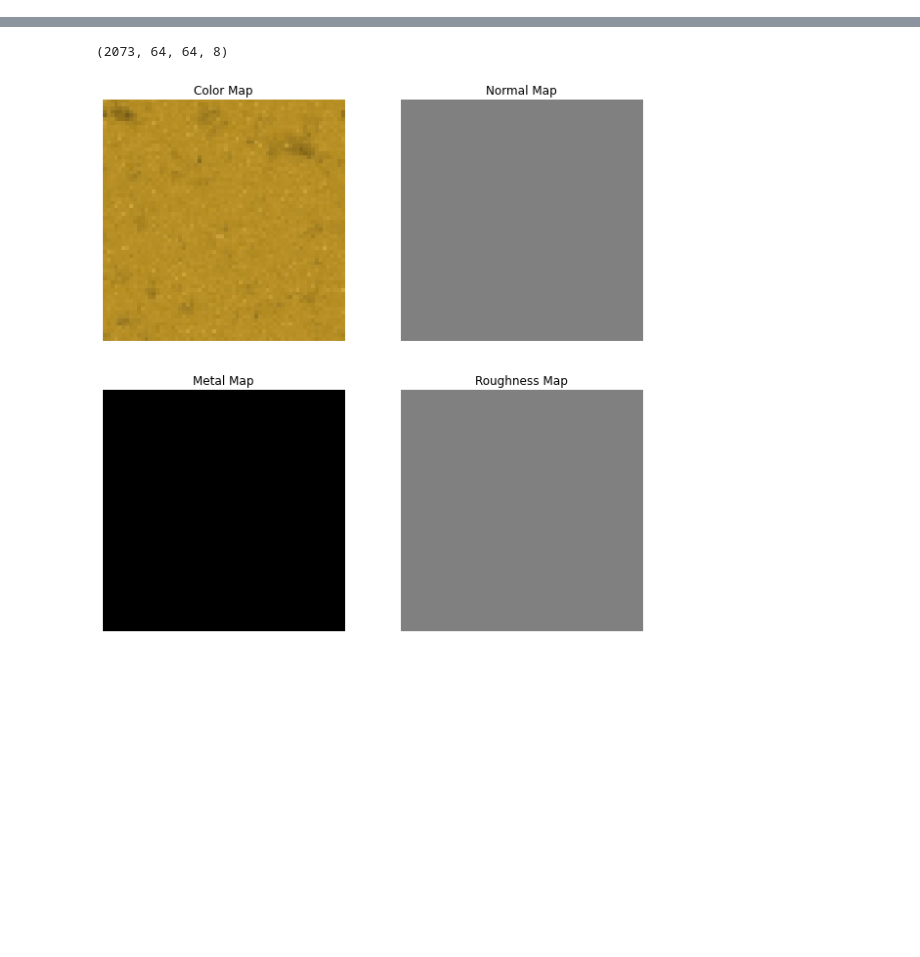
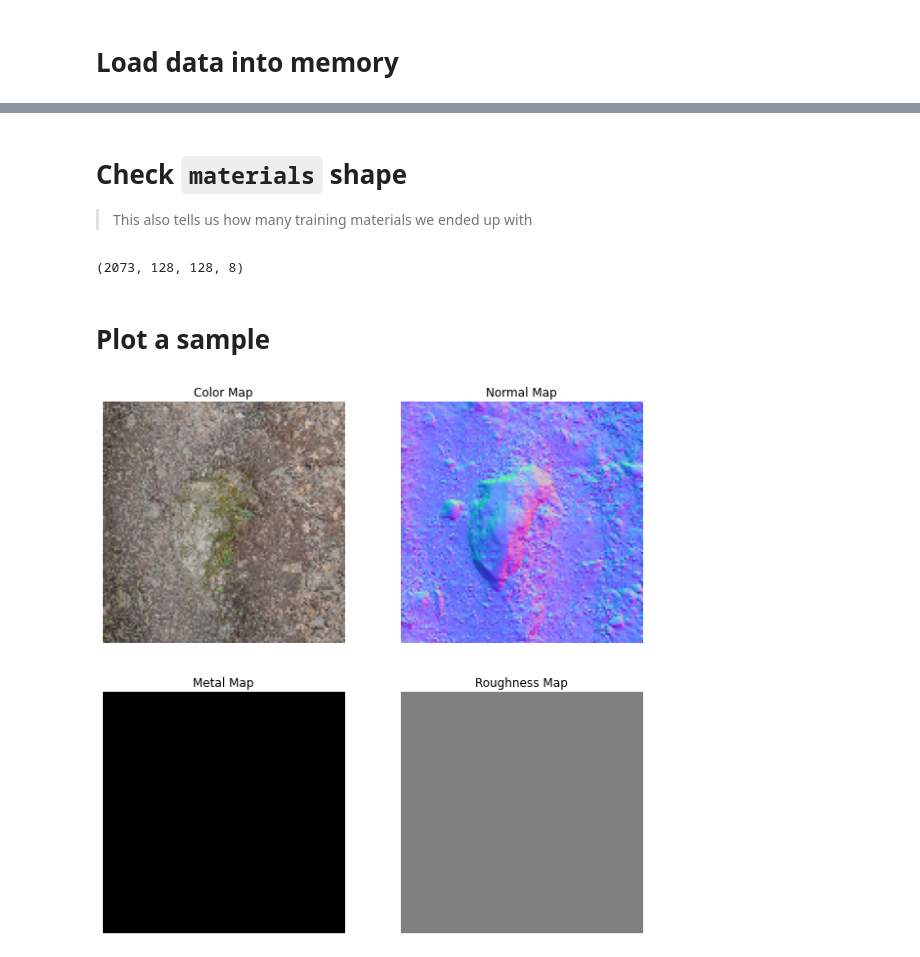
Before and after one commit to marius-se/duet-pbr-gan, a Jupyter notebook: DuetGAN.ipynb, the cells around one changed output, grey strips where cells are left out. Cells and saved outputs as stored; diff of their text form; code cells hidden in the pictures; blank space fills up the shorter version.

```diff
--- a/DuetGAN.ipynb
+++ b/DuetGAN.ipynb
@@ -10,3 +10,5 @@ import os
+# %% [markdown]
+# Load data into memory
 # %%
 DATA_DIRECTORY = "/notebooks/data"
 
@@ -54,8 +56,6 @@ def naive_get_materials(directory_path: str, target_size: tuple):
                     material[:,:,details[1] + channel_index] = map[:,:,channel_index]
             material = np.expand_dims(material, axis=0)
             materials = np.concatenate((materials, material), axis=0)
-    materials = materials.astype("float32")
-    materials /= 255.
     return materials
 
 ## Loads all materials based on the content.csv in the specified directory.
@@ -102,7 +102,7 @@ def load_data(root_directory_path, target_size):
 
     return all_materials
 
-target_size = (64, 64)
+target_size = (128, 128)
 materials = load_data(DATA_DIRECTORY, target_size).astype("float32")
 materials /= 255.
 # %% [output]
@@ -123,38 +123,44 @@ Loading material with ID 639 in /notebooks/data/sharetextures_data
 Loading material with ID 584 in /notebooks/data/sharetextures_data
 Loading material with ID 678 in /notebooks/data/sharetextures_data
 Loading material with ID 388 in /notebooks/data/sharetextures_data
+# %% [markdown]
+# Check `materials` shape
+> This also tells us how many training materials we ended up with
 # %%
 materials.shape
 # %% [output]
-(2073, 64, 64, 8)
+(2073, 128, 128, 8)
+# %% [markdown]
+# Plot a sample
 # %%
 def plot_sample(materials: np.ndarray, sample_number: int):
     sample = materials[sample_number,:,:,:].copy()
-    sample *= 255
     sample *= 255
     sample = sample.astype(np.uint8)
     plt.figure(figsize=(10,10))
 
     plt.subplot(2, 2, 1)
     plt.axis("off")
     plt.title("Color Map")
     plt.imshow(sample[:,:,:3])
 
     plt.subplot(2, 2, 2)
     plt.axis("off")
     plt.title("Normal Map")
     plt.imshow(sample[:,:,3:6])
 
     plt.subplot(2, 2, 3)
     plt.axis("off")
     plt.title("Metal Map")
     plt.imshow(sample[:,:,6:7], cmap='gray', vmin=0, vmax=255)
 
     plt.subplot(2, 2, 4)
     plt.axis("off")
     plt.title("Roughness Map")
     plt.imshow(sample[:,:,7:8], cmap='gray', vmin=0, vmax=255)
 
-plot_sample(materials, 200)
+    plt.show()
+
+plot_sample(materials, 1994)
 # %% [output]
-[figure, old version]
+[figure, new version]
```
Also changed, not shown: parts of 19 cells of this notebook.
